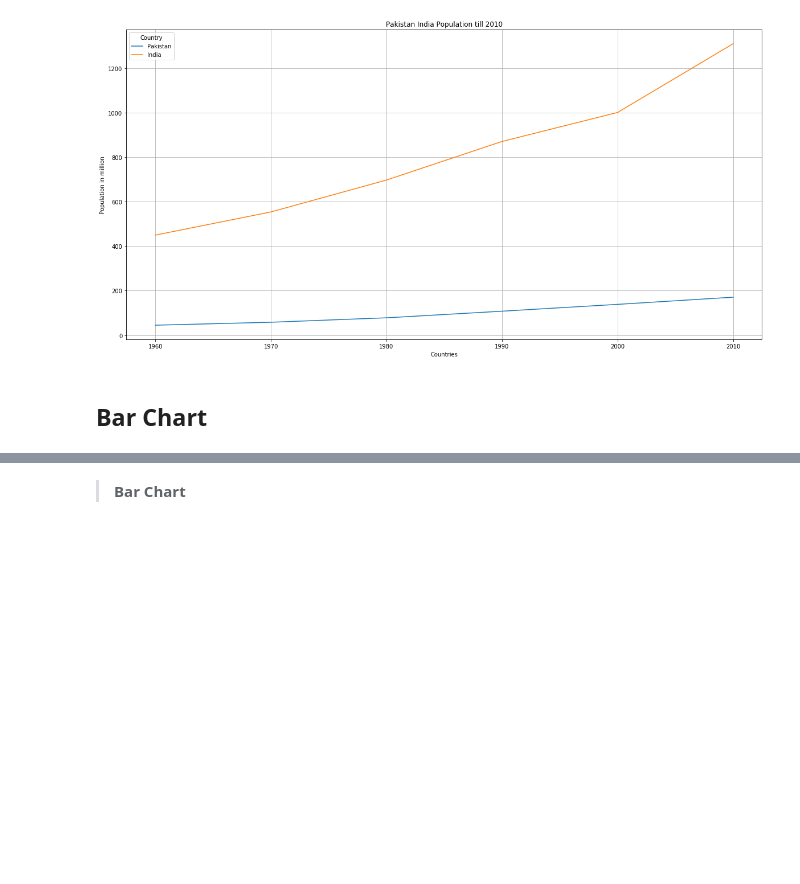
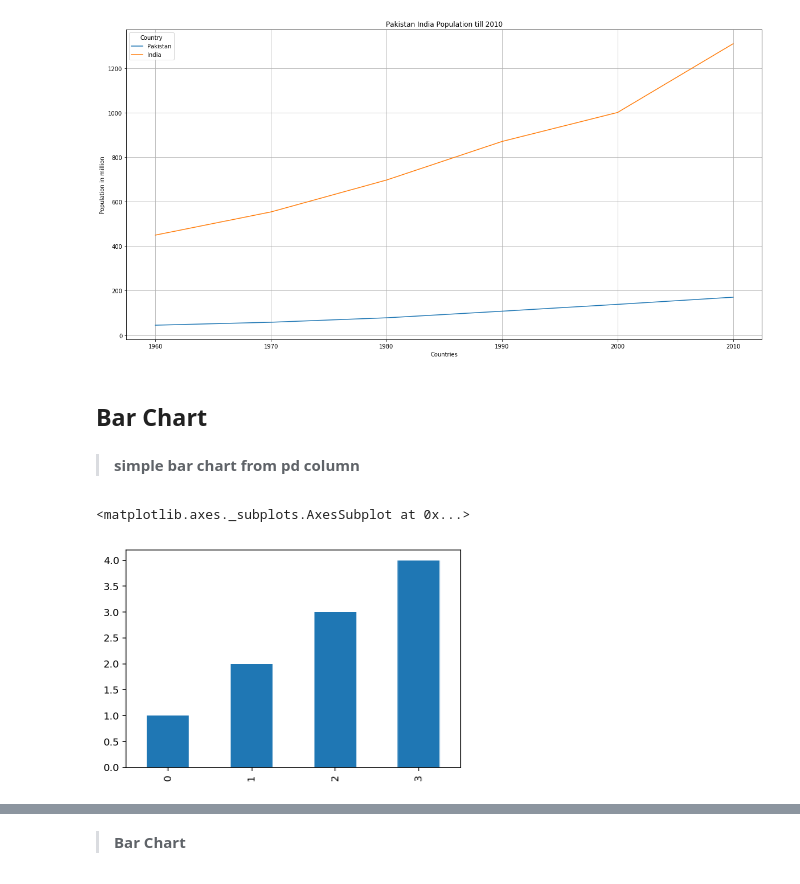
Before and after one commit to johnnychiuchiu/Machine-Learning, a Jupyter notebook: others/python_plots.ipynb, the cells around one changed output, grey strips where cells are left out. Cells and saved outputs as stored; diff of their text form; code cells hidden in the pictures; blank space fills up the shorter version.

```diff
--- a/others/python_plots.ipynb
+++ b/others/python_plots.ipynb
@@ -130,3 +132,5 @@ plot_lines(name=[1960, 1970, 1980, 1990, 2000, 2010],
 [figure]
 # %% [markdown]
 ## <a id='bar'>Bar Chart</a>
+# %% [markdown]
+> **simple bar chart from pd column**
@@ -132,0 +140,7 @@ plot_lines(name=[1960, 1970, 1980, 1990, 2000, 2010],
+# %%
+df=pd.DataFrame({'a':[1,2,3,4]})
+# %%
+df.a.plot.bar()
+# %% [output]
+<matplotlib.axes._subplots.AxesSubplot at 0x...>
+[figure, added]
```
Also changed, not shown: parts of 10 cells of this notebook, 1 other file.
